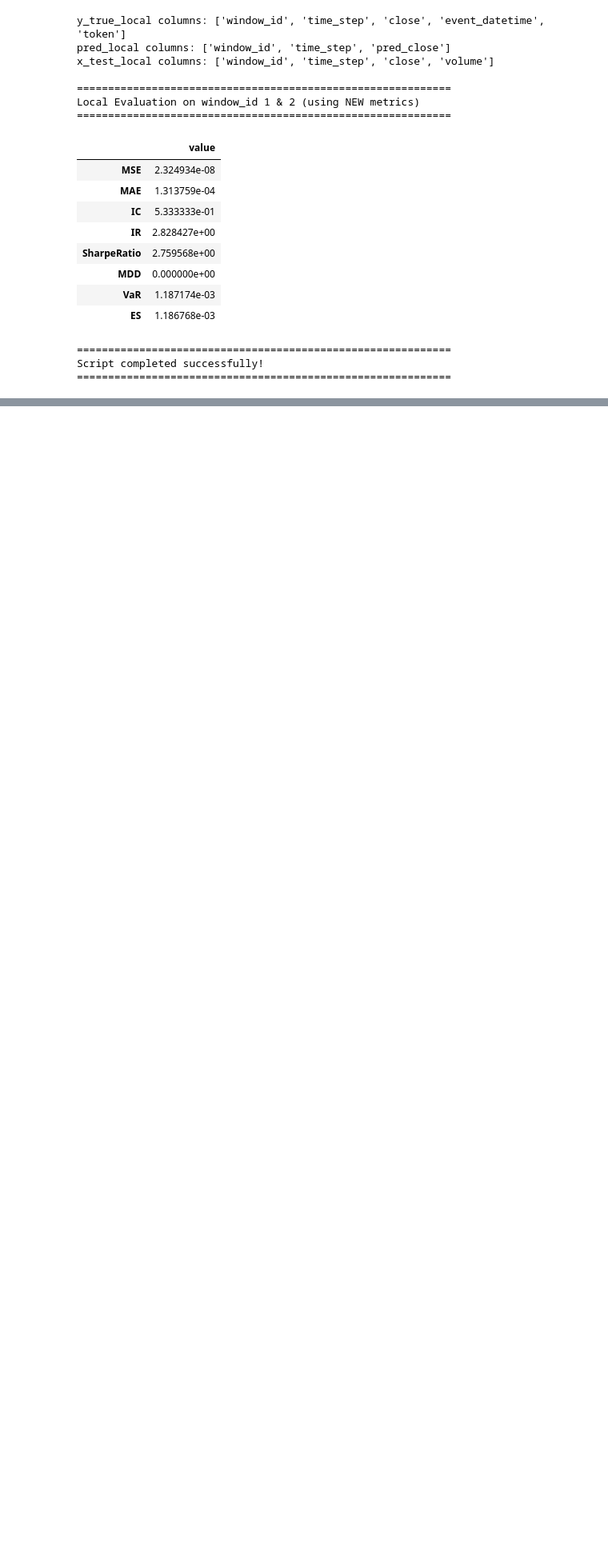
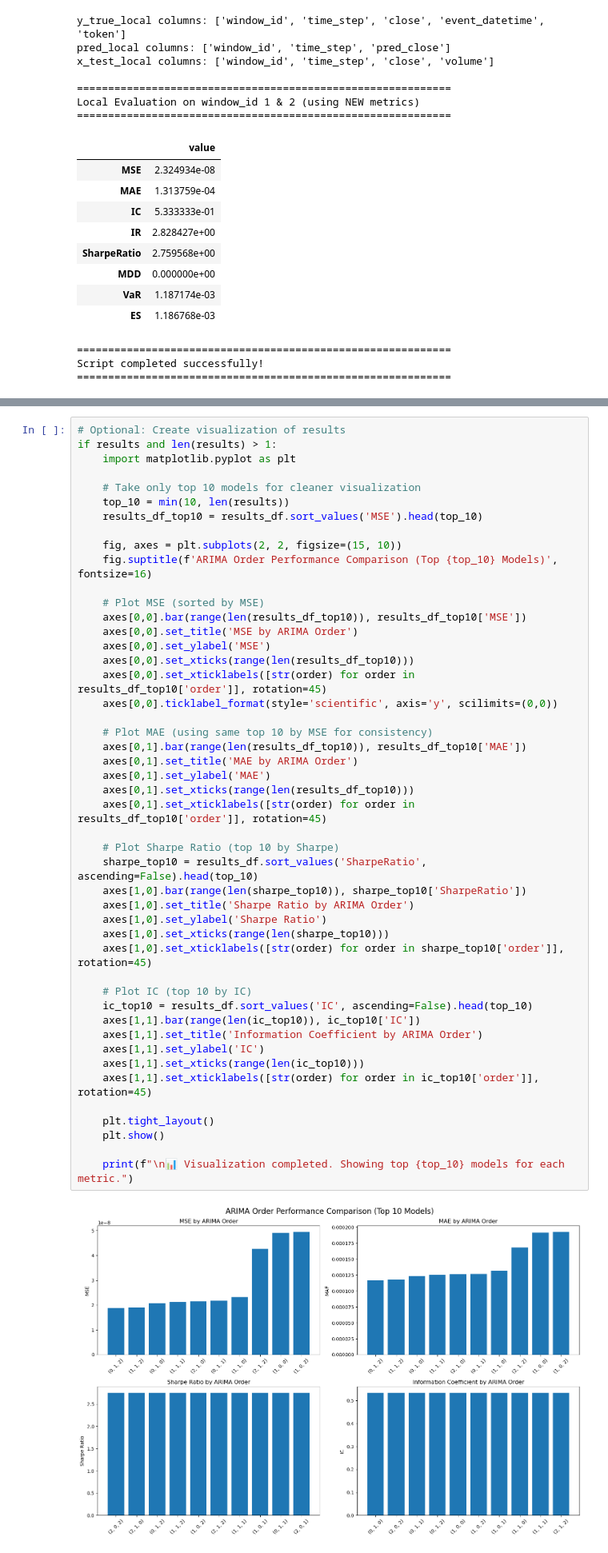
Before and after one commit to h5un/ICAIF_2025_Cryptocurrency_Forecasting_Starter_Kit, a Jupyter notebook: quickstart.ipynb, the cells around one changed output, grey strips where cells are left out. Shown at 80% size. Saved outputs shown, nothing was run; the diff lists cells and outputs as text; blank space fills up the shorter version.

Commit message:
add ARIMA grid search

```diff
--- a/quickstart.ipynb
+++ b/quickstart.ipynb
@@ -301,0 +504,49 @@ Script completed successfully!
+# %%
+# Optional: Create visualization of results
+if results and len(results) > 1:
+    import matplotlib.pyplot as plt
+
+    # Take only top 10 models for cleaner visualization
+    top_10 = min(10, len(results))
+    results_df_top10 = results_df.sort_values('MSE').head(top_10)
+
+    fig, axes = plt.subplots(2, 2, figsize=(15, 10))
+    fig.suptitle(f'ARIMA Order Performance Comparison (Top {top_10} Models)', fontsize=16)
+
+    # Plot MSE (sorted by MSE)
+    axes[0,0].bar(range(len(results_df_top10)), results_df_top10['MSE'])
+    axes[0,0].set_title('MSE by ARIMA Order')
+    axes[0,0].set_ylabel('MSE')
+    axes[0,0].set_xticks(range(len(results_df_top10)))
+    axes[0,0].set_xticklabels([str(order) for order in results_df_top10['order']], rotation=45)
+    axes[0,0].ticklabel_format(style='scientific', axis='y', scilimits=(0,0))
+
+    # Plot MAE (using same top 10 by MSE for consistency)
+    axes[0,1].bar(range(len(results_df_top10)), results_df_top10['MAE'])
+    axes[0,1].set_title('MAE by ARIMA Order')
+    axes[0,1].set_ylabel('MAE')
+    axes[0,1].set_xticks(range(len(results_df_top10)))
+    axes[0,1].set_xticklabels([str(order) for order in results_df_top10['order']], rotation=45)
+
+    # Plot Sharpe Ratio (top 10 by Sharpe)
+    sharpe_top10 = results_df.sort_values('SharpeRatio', ascending=False).head(top_10)
+    axes[1,0].bar(range(len(sharpe_top10)), sharpe_top10['SharpeRatio'])
+    axes[1,0].set_title('Sharpe Ratio by ARIMA Order')
+    axes[1,0].set_ylabel('Sharpe Ratio')
+    axes[1,0].set_xticks(range(len(sharpe_top10)))
+    axes[1,0].set_xticklabels([str(order) for order in sharpe_top10['order']], rotation=45)
+
+    # Plot IC (top 10 by IC)
+    ic_top10 = results_df.sort_values('IC', ascending=False).head(top_10)
+    axes[1,1].bar(range(len(ic_top10)), ic_top10['IC'])
+    axes[1,1].set_title('Information Coefficient by ARIMA Order')
+    axes[1,1].set_ylabel('IC')
+    axes[1,1].set_xticks(range(len(ic_top10)))
+    axes[1,1].set_xticklabels([str(order) for order in ic_top10['order']], rotation=45)
+
+    plt.tight_layout()
+    plt.show()
+
+    print(f"\n📊 Visualization completed. Showing top {top_10} models for each metric.")
+# %% [output]
+[figure, added]
```
Also changed, not shown: parts of 6 cells of this notebook.
